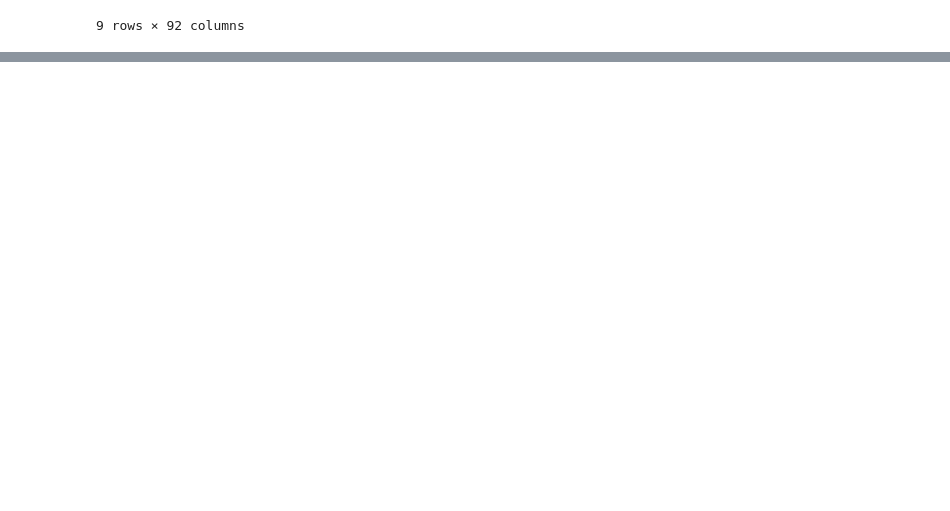
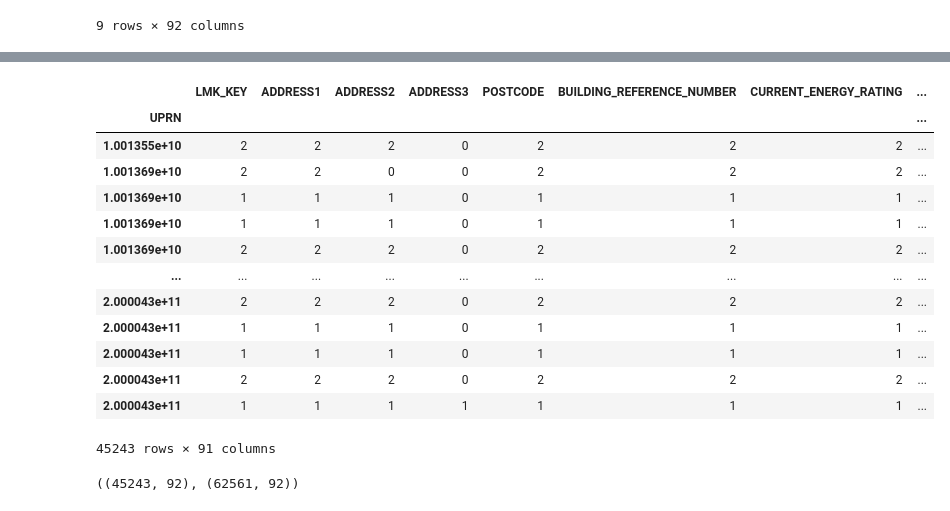
Before and after one commit to graceebc9/uk_epc_postcodes, a Jupyter notebook: notebooks/01_explore.ipynb, the cells around one changed output, grey strips where cells are left out. Saved outputs shown, nothing was run; the diff lists cells and outputs as text; code cells hidden in the pictures; blank space fills up the shorter version.

Commit message:
remove dups on uprn

```diff
--- a/notebooks/01_explore.ipynb
+++ b/notebooks/01_explore.ipynb
@@ -54,0 +107,17 @@ cv[cv['POSTCODE']=='CH7 2DS']
+# %%
+cv.groupby('UPRN').count()
+# %% [output]
+|  | LMK_KEY | ADDRESS1 | ADDRESS2 | ADDRESS3 | POSTCODE | BUILDING_REFERENCE_NUMBER | CURRENT_ENERGY_RATING | ... |
+| UPRN |  |  |  |  |  |  |  | ... |
+| 1.001355e+10 | 2 | 2 | 2 | 0 | 2 | 2 | 2 | ... |
+| 1.001369e+10 | 2 | 2 | 0 | 0 | 2 | 2 | 2 | ... |
+| 1.001369e+10 | 1 | 1 | 1 | 0 | 1 | 1 | 1 | ... |
+| 1.001369e+10 | 1 | 1 | 1 | 0 | 1 | 1 | 1 | ... |
+| 1.001369e+10 | 2 | 2 | 2 | 0 | 2 | 2 | 2 | ... |
+| ... | ... | ... | ... | ... | ... | ... | ... | ... |
+| 2.000043e+11 | 2 | 2 | 2 | 0 | 2 | 2 | 2 | ... |
+| 2.000043e+11 | 1 | 1 | 1 | 0 | 1 | 1 | 1 | ... |
+| 2.000043e+11 | 1 | 1 | 1 | 0 | 1 | 1 | 1 | ... |
+| 2.000043e+11 | 2 | 2 | 2 | 0 | 2 | 2 | 2 | ... |
+| 2.000043e+11 | 1 | 1 | 1 | 1 | 1 | 1 | 1 | ... |
+45243 rows × 91 columns
@@ -54,0 +127,4 @@ cv[cv['POSTCODE']=='CH7 2DS']
+# %%
+latest_entries.shape, cv.shape
+# %% [output]
+((45243, 92), (62561, 92))
```
Also changed, not shown: parts of 5 cells of this notebook, 2 other files.
